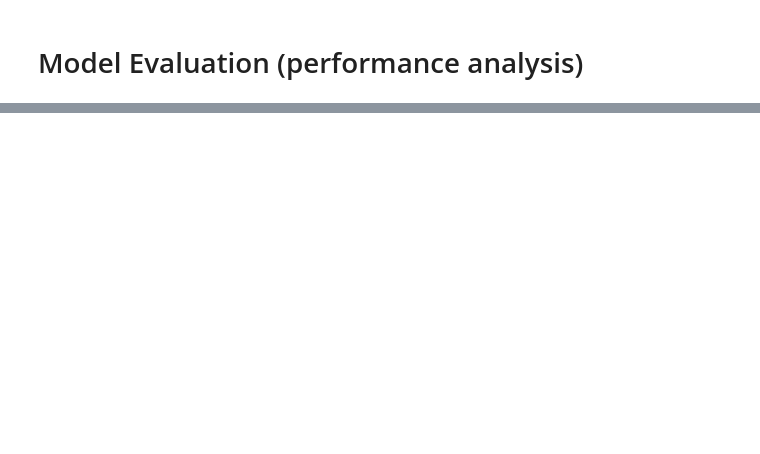
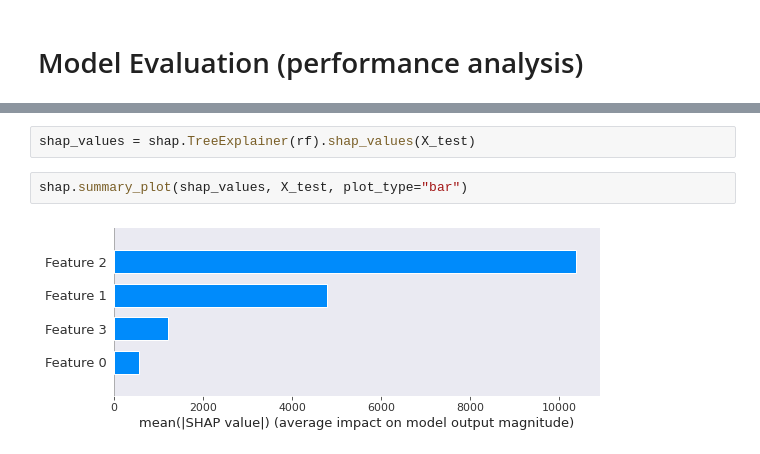
Before and after one commit to himanshu-nakrani/Cryptocurrency-Price-Prediction, a Jupyter notebook: bitcoin-price-prediction.ipynb, the cells around one changed output, grey strips where cells are left out. Drawn from its saved outputs; the diff is of its cells as text; blank space fills up the shorter version.

```diff
--- a/bitcoin-price-prediction.ipynb
+++ b/bitcoin-price-prediction.ipynb
@@ -389,0 +398,6 @@ Accuracy:  0.9581185460018204
+# %%
+shap_values = shap.TreeExplainer(rf).shap_values(X_test)
+# %%
+shap.summary_plot(shap_values, X_test, plot_type="bar")
+# %% [output]
+[figure, added]
```
Also changed, not shown: parts of 12 cells of this notebook.
